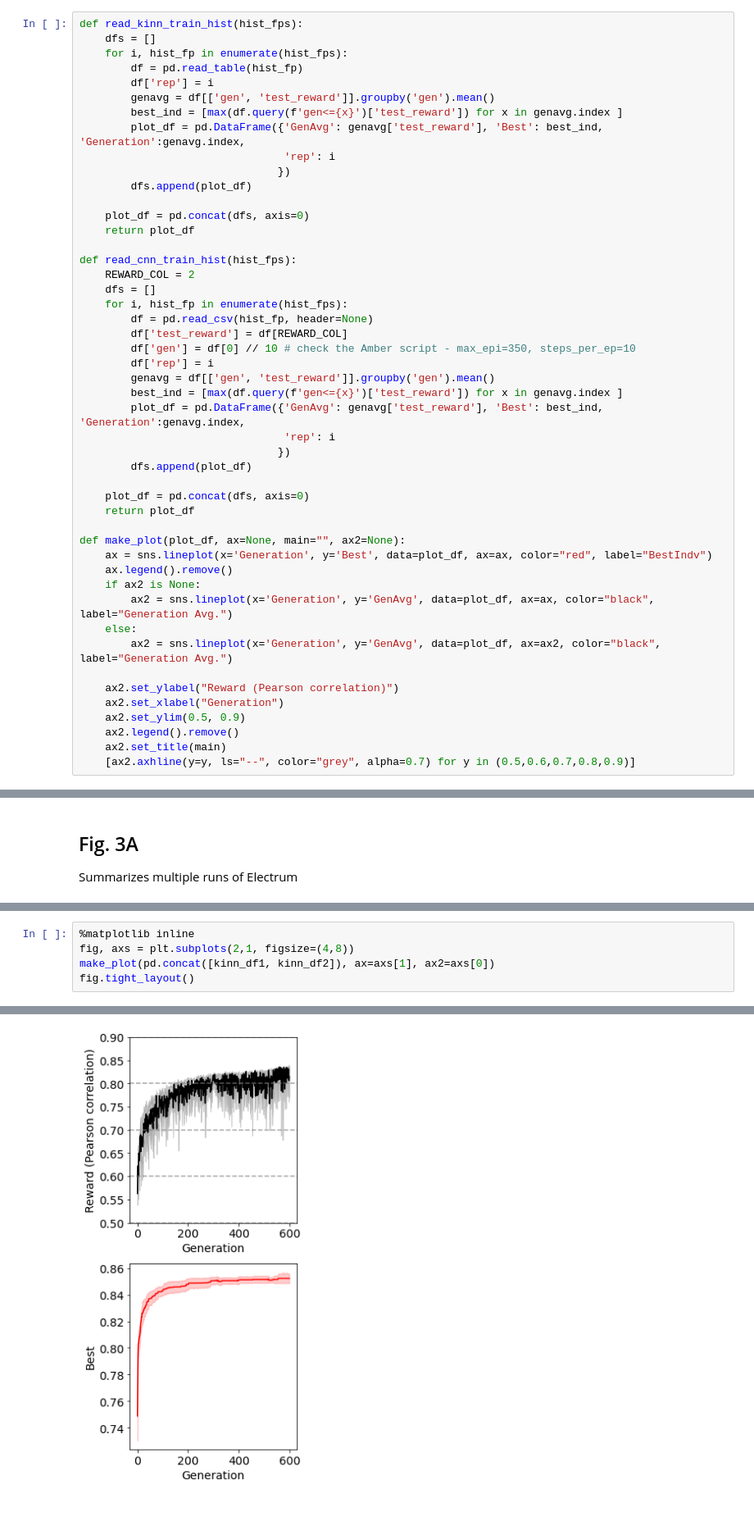
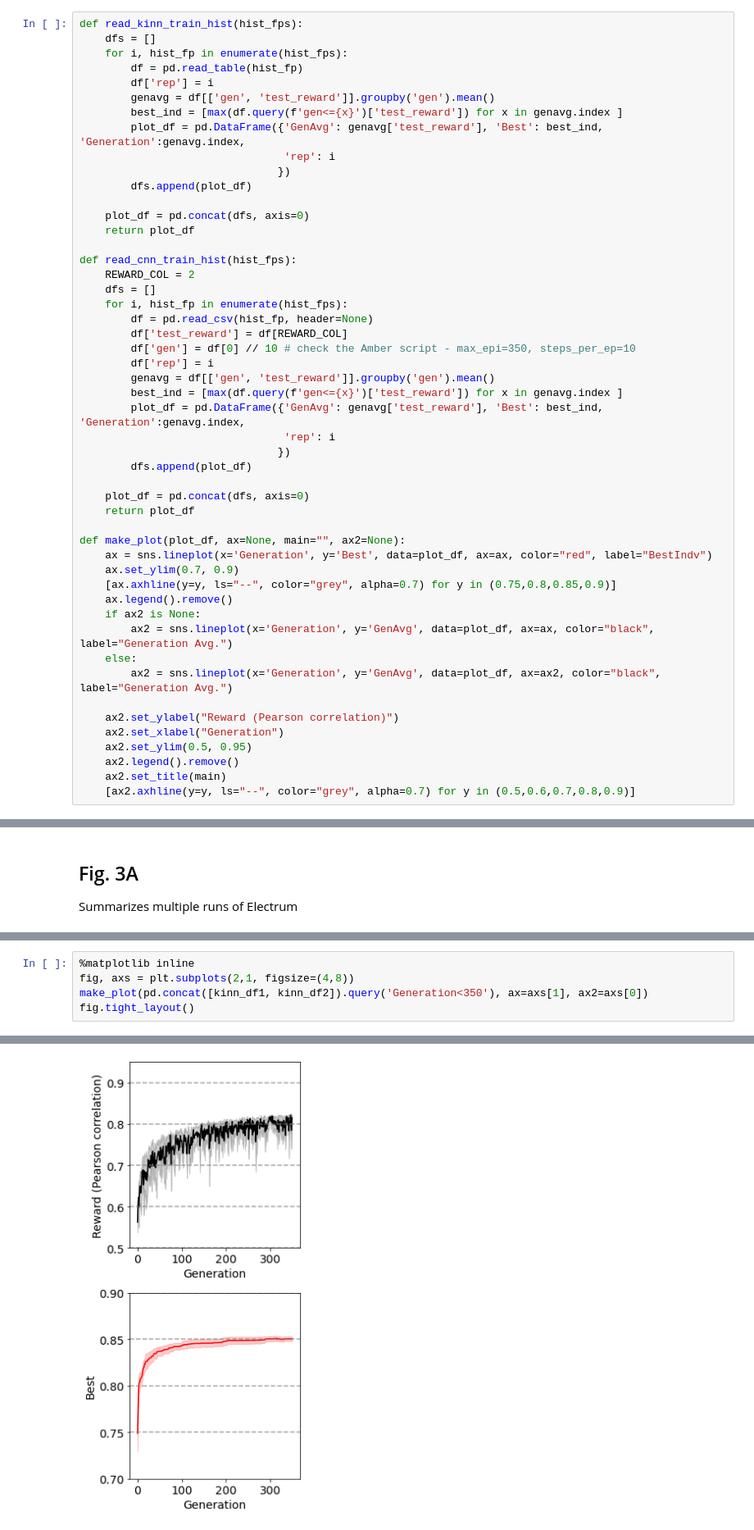
Before and after one commit to zj-zhang/Elektrum, a Jupyter notebook: notebooks/Fig_3.ipynb, the cells around one changed output, grey strips where cells are left out. Shown at 82% size. Cells and saved outputs as stored; diff of their text form.

```diff
--- a/notebooks/Fig_3.ipynb
+++ b/notebooks/Fig_3.ipynb
@@ -64,6 +64,8 @@ def read_cnn_train_hist(hist_fps):
 
 def make_plot(plot_df, ax=None, main="", ax2=None):
     ax = sns.lineplot(x='Generation', y='Best', data=plot_df, ax=ax, color="red", label="BestIndv")
+    ax.set_ylim(0.7, 0.9)
+    [ax.axhline(y=y, ls="--", color="grey", alpha=0.7) for y in (0.75,0.8,0.85,0.9)]
     ax.legend().remove()
     if ax2 is None:
         ax2 = sns.lineplot(x='Generation', y='GenAvg', data=plot_df, ax=ax, color="black", label="Generation Avg.")
@@ -72,7 +74,7 @@ def make_plot(plot_df, ax=None, main="", ax2=None):
 
     ax2.set_ylabel("Reward (Pearson correlation)")
     ax2.set_xlabel("Generation")
-    ax2.set_ylim(0.5, 0.9)
+    ax2.set_ylim(0.5, 0.95)
     ax2.legend().remove()
     ax2.set_title(main)
     [ax2.axhline(y=y, ls="--", color="grey", alpha=0.7) for y in (0.5,0.6,0.7,0.8,0.9)]
@@ -85,6 +96,6 @@ Summarizes multiple runs of Electrum
 # %%
 %matplotlib inline
 fig, axs = plt.subplots(2,1, figsize=(4,8))
-make_plot(pd.concat([kinn_df1, kinn_df2]), ax=axs[1], ax2=axs[0])
+make_plot(pd.concat([kinn_df1, kinn_df2]).query('Generation<350'), ax=axs[1], ax2=axs[0])
 fig.tight_layout()
 # %% [output]
@@ -93,4 +102,4 @@ findfont: Generic family 'serif' not found because none of the following familie
-[figure, old version]
+[figure, new version]
 # %% [markdown]
 ## Fig. 3B
 
```
Also changed, not shown: parts of 13 cells of this notebook, 5 other files.
